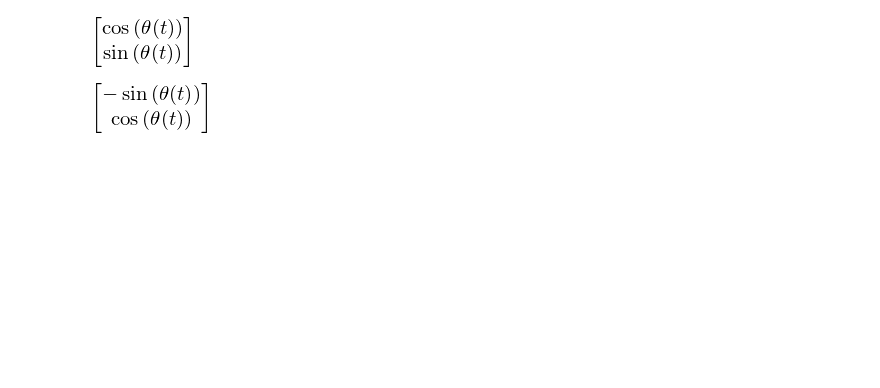
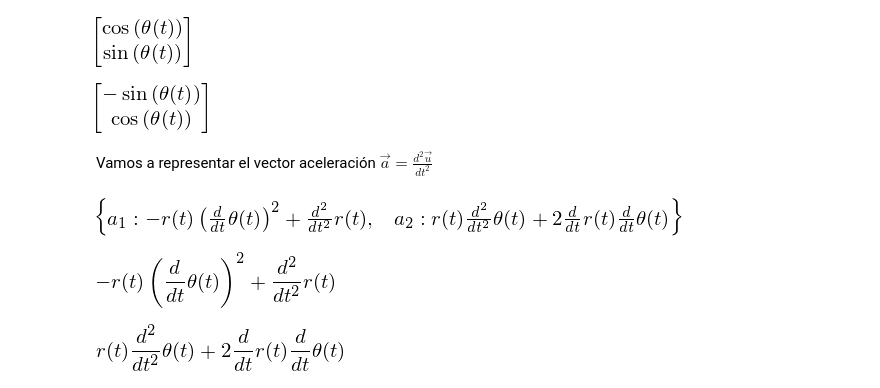
Before and after one commit to fdmazzone/Ecuaciones_Diferenciales, a Jupyter notebook: scripts/MecánicaCeleste.ipynb, the cells around one changed output. Drawn from its saved outputs; the diff is of its cells as text; code cells hidden in the pictures; blank space fills up the shorter version.

```diff
--- a/scripts/MecánicaCeleste.ipynb
+++ b/scripts/MecánicaCeleste.ipynb
@@ -29,3 +31,20 @@ u_theta=Matrix([-sin(theta),cos(theta)])
 u_theta
 # %% [output]
 [figure]
+# %% [markdown]
+Vamos a representar  el vector aceleración $\overrightarrow{a}=\frac{d^2\overrightarrow{u}}{dt^2}$
+# %%
+pos=r*u_r
+a1,a2=symbols('a1,a2')
+sol=solve(a1*u_r+a2*u_theta-pos.diff(t,2),[a1,a2])
+sol
+# %% [output]
+[figure, added]
+# %%
+sol[a1]
+# %% [output]
+[figure, added]
+# %%
+sol[a2]
+# %% [output]
+[figure, added]
```
Also changed, not shown: parts of 9 cells of this notebook.
